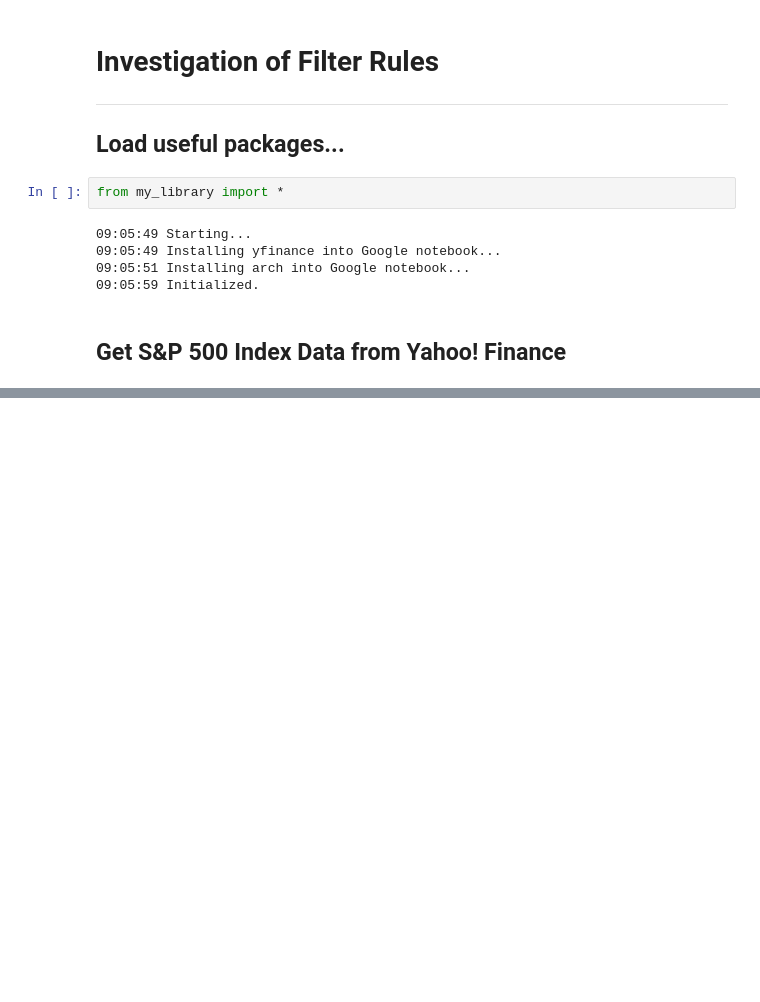
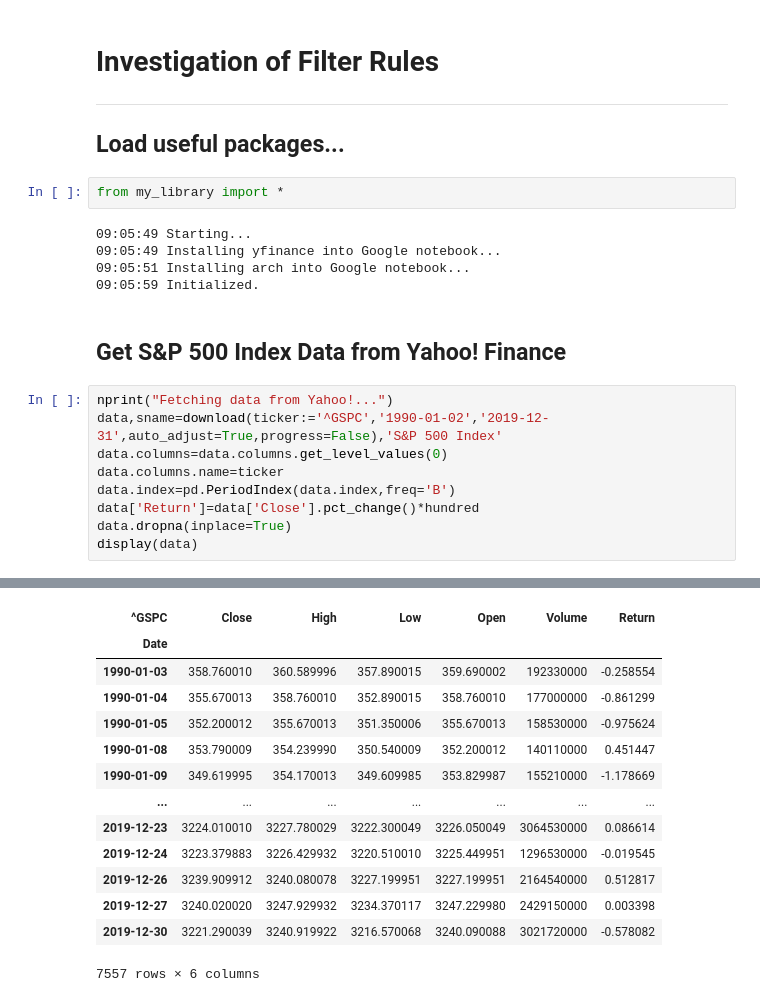
Before and after one commit to Farmhouse121/Financial-Data-Science-in-Python, a Jupyter notebook: Alphas/Filter_Rules.ipynb, the cells around one changed output, grey strips where cells are left out. Cells and saved outputs as stored; diff of their text form; blank space fills up the shorter version.

```diff
--- a/Alphas/Filter_Rules.ipynb
+++ b/Alphas/Filter_Rules.ipynb
@@ -13,3 +13,13 @@ from my_library import *
 09:05:59 Initialized.
 # %% [markdown]
 ## Get S&P 500 Index Data from Yahoo! Finance
+# %%
+nprint("Fetching data from Yahoo!...")
+data,sname=download(ticker:='^GSPC','1990-01-02','2019-12-31',auto_adjust=True,progress=False),'S&P 500 Index'
+data.columns=data.columns.get_level_values(0)
+data.columns.name=ticker
+data.index=pd.PeriodIndex(data.index,freq='B')
+data['Return']=data['Close'].pct_change()*hundred
+data.dropna(inplace=True)
+display(data)
+# %% [output]
@@ -15,0 +27,14 @@ from my_library import *
+| ^GSPC | Close | High | Low | Open | Volume | Return |
+| Date |  |  |  |  |  |  |
+| 1990-01-03 | 358.760010 | 360.589996 | 357.890015 | 359.690002 | 192330000 | -0.258554 |
+| 1990-01-04 | 355.670013 | 358.760010 | 352.890015 | 358.760010 | 177000000 | -0.861299 |
+| 1990-01-05 | 352.200012 | 355.670013 | 351.350006 | 355.670013 | 158530000 | -0.975624 |
+| 1990-01-08 | 353.790009 | 354.239990 | 350.540009 | 352.200012 | 140110000 | 0.451447 |
+| 1990-01-09 | 349.619995 | 354.170013 | 349.609985 | 353.829987 | 155210000 | -1.178669 |
+| ... | ... | ... | ... | ... | ... | ... |
+| 2019-12-23 | 3224.010010 | 3227.780029 | 3222.300049 | 3226.050049 | 3064530000 | 0.086614 |
+| 2019-12-24 | 3223.379883 | 3226.429932 | 3220.510010 | 3225.449951 | 1296530000 | -0.019545 |
+| 2019-12-26 | 3239.909912 | 3240.080078 | 3227.199951 | 3227.199951 | 2164540000 | 0.512817 |
+| 2019-12-27 | 3240.020020 | 3247.929932 | 3234.370117 | 3247.229980 | 2429150000 | 0.003398 |
+| 2019-12-30 | 3221.290039 | 3240.919922 | 3216.570068 | 3240.090088 | 3021720000 | -0.578082 |
+7557 rows × 6 columns
```
Also changed, not shown: parts of 8 cells of this notebook.
